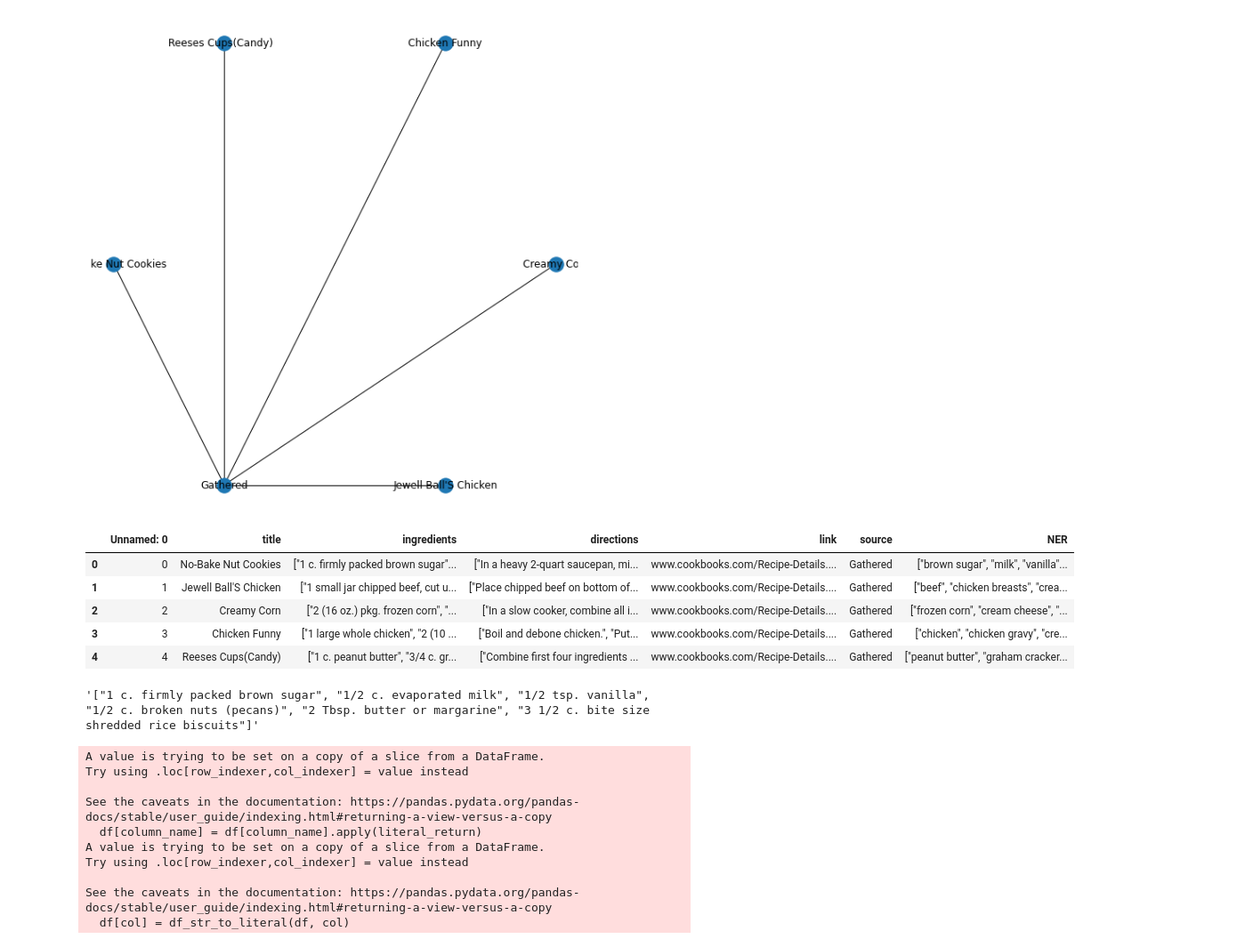
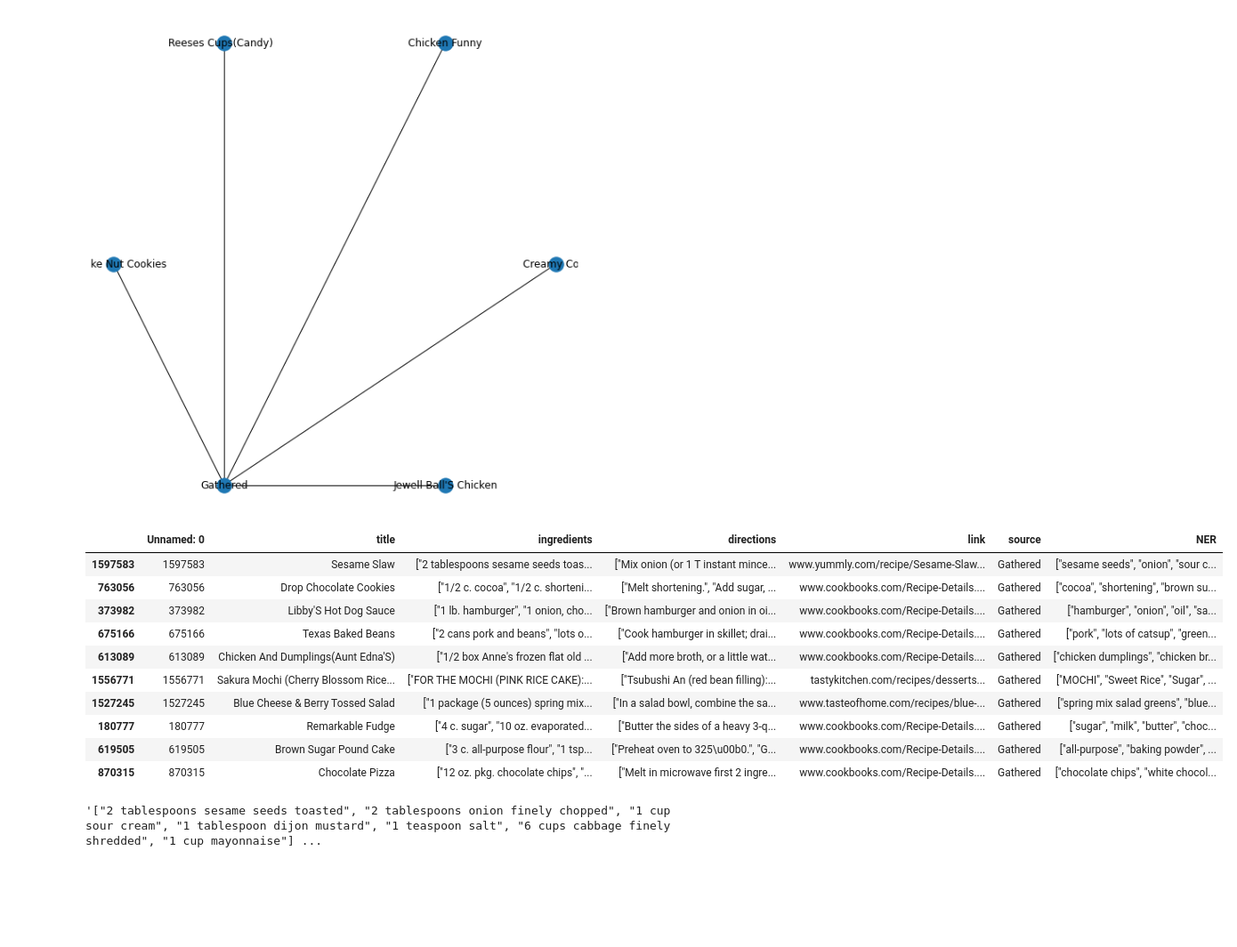
Before and after one commit to coxem14/Recipe-Recommender, a Jupyter notebook: capstone_3.ipynb, the cells around one changed output. Shown at 89% size. Cells and saved outputs as stored; diff of their text form; code cells hidden in the pictures; blank space fills up the shorter version.

```diff
--- a/capstone_3.ipynb
+++ b/capstone_3.ipynb
@@ -134,20 +140,25 @@ def literal_return(val):
 def df_str_to_literal(df, column_name):
     df[column_name] = df[column_name].apply(literal_return)
     return df[column_name]
-# %%
-toy_data = data.iloc[:5]
-toy_data
-# %% [output]
-|  | Unnamed: 0 | title | ingredients | directions | link | source | NER |
-| 0 | 0 | No-Bake Nut Cookies | ["1 c. firmly packed brown sugar"... | ["In a heavy 2-quart saucepan, mi... | www.cookbooks.com/Recipe-Details.... | Gathered | ["brown sugar", "milk", "vanilla"... |
-| 1 | 1 | Jewell Ball'S Chicken | ["1 small jar chipped beef, cut u... | ["Place chipped beef on bottom of... | www.cookbooks.com/Recipe-Details.... | Gathered | ["beef", "chicken breasts", "crea... |
-| 2 | 2 | Creamy Corn | ["2 (16 oz.) pkg. frozen corn", "... | ["In a slow cooker, combine all i... | www.cookbooks.com/Recipe-Details.... | Gathered | ["frozen corn", "cream cheese", "... |
-| 3 | 3 | Chicken Funny | ["1 large whole chicken", "2 (10 ... | ["Boil and debone chicken.", "Put... | www.cookbooks.com/Recipe-Details.... | Gathered | ["chicken", "chicken gravy", "cre... |
-| 4 | 4 | Reeses Cups(Candy) | ["1 c. peanut butter", "3/4 c. gr... | ["Combine first four ingredients ... | www.cookbooks.com/Recipe-Details.... | Gathered | ["peanut butter", "graham cracker... |
+# %%
+toy_data = data.sample(frac=0.1, replace=False, random_state=1)
+toy_data.head(10)
+# %% [output]
+|  | Unnamed: 0 | title | ingredients | directions | link | source | NER |
+| 1597583 | 1597583 | Sesame Slaw | ["2 tablespoons sesame seeds toas... | ["Mix onion (or 1 T instant mince... | www.yummly.com/recipe/Sesame-Slaw... | Gathered | ["sesame seeds", "onion", "sour c... |
+| 763056 | 763056 | Drop Chocolate Cookies | ["1/2 c. cocoa", "1/2 c. shorteni... | ["Melt shortening.", "Add sugar, ... | www.cookbooks.com/Recipe-Details.... | Gathered | ["cocoa", "shortening", "brown su... |
+| 373982 | 373982 | Libby'S Hot Dog Sauce | ["1 lb. hamburger", "1 onion, cho... | ["Brown hamburger and onion in oi... | www.cookbooks.com/Recipe-Details.... | Gathered | ["hamburger", "onion", "oil", "sa... |
+| 675166 | 675166 | Texas Baked Beans | ["2 cans pork and beans", "lots o... | ["Cook hamburger in skillet; drai... | www.cookbooks.com/Recipe-Details.... | Gathered | ["pork", "lots of catsup", "green... |
+| 613089 | 613089 | Chicken And Dumplings(Aunt Edna'S) | ["1/2 box Anne's frozen flat old ... | ["Add more broth, or a little wat... | www.cookbooks.com/Recipe-Details.... | Gathered | ["chicken dumplings", "chicken br... |
+| 1556771 | 1556771 | Sakura Mochi (Cherry Blossom Rice... | ["FOR THE MOCHI (PINK RICE CAKE):... | ["Tsubushi An (red bean filling):... | tastykitchen.com/recipes/desserts... | Gathered | ["MOCHI", "Sweet Rice", "Sugar", ... |
+| 1527245 | 1527245 | Blue Cheese & Berry Tossed Salad | ["1 package (5 ounces) spring mix... | ["In a salad bowl, combine the sa... | www.tasteofhome.com/recipes/blue-... | Gathered | ["spring mix salad greens", "blue... |
+| 180777 | 180777 | Remarkable Fudge | ["4 c. sugar", "10 oz. evaporated... | ["Butter the sides of a heavy 3-q... | www.cookbooks.com/Recipe-Details.... | Gathered | ["sugar", "milk", "butter", "choc... |
+| 619505 | 619505 | Brown Sugar Pound Cake | ["3 c. all-purpose flour", "1 tsp... | ["Preheat oven to 325\u00b0.", "G... | www.cookbooks.com/Recipe-Details.... | Gathered | ["all-purpose", "baking powder", ... |
+| 870315 | 870315 | Chocolate Pizza | ["12 oz. pkg. chocolate chips", "... | ["Melt in microwave first 2 ingre... | www.cookbooks.com/Recipe-Details.... | Gathered | ["chocolate chips", "white chocol... |
 # %%
-toy_data.ingredients[0]
+toy_data.ingredients[1597583]
 # %% [output]
-'["1 c. firmly packed brown sugar", "1/2 c. evaporated milk", "1/2 tsp. vanilla", "1/2 c. broken nuts (pecans)", "2 Tbsp. butter or margarine", "3 1/2 c. bite size shredded rice biscuits"]'
+'["2 tablespoons sesame seeds toasted", "2 tablespoons onion finely chopped", "1 cup sour cream", "1 tablespoon dijon mustard", "1 teaspoon salt", "6 cups cabbage finely shredded", "1 cup mayonnaise"] ...
 # %%
 def clean_df(df, columns_list):
     for col in columns_list:
@@ -155,17 +166,6 @@ def clean_df(df, columns_list):
     return None
 # %%
 clean_df(toy_data, ['ingredients', 'directions', 'NER'])
-# %% [output]
-A value is trying to be set on a copy of a slice from a DataFrame.
-Try using .loc[row_indexer,col_indexer] = value instead
-
-See the caveats in the documentation: https://pandas.pydata.org/pandas-docs/stable/user_guide/indexing.html#returning-a-view-versus-a-copy
-  df[column_name] = df[column_name].apply(literal_return)
-A value is trying to be set on a copy of a slice from a DataFrame.
-Try using .loc[row_indexer,col_indexer] = value instead
-
-See the caveats in the documentation: https://pandas.pydata.org/pandas-docs/stable/user_guide/indexing.html#returning-a-view-versus-a-copy
-  df[col] = df_str_to_literal(df, col)
 # %%
 toy_data.head()
 # %% [output]
```
Also changed, not shown: parts of 26 cells of this notebook.
